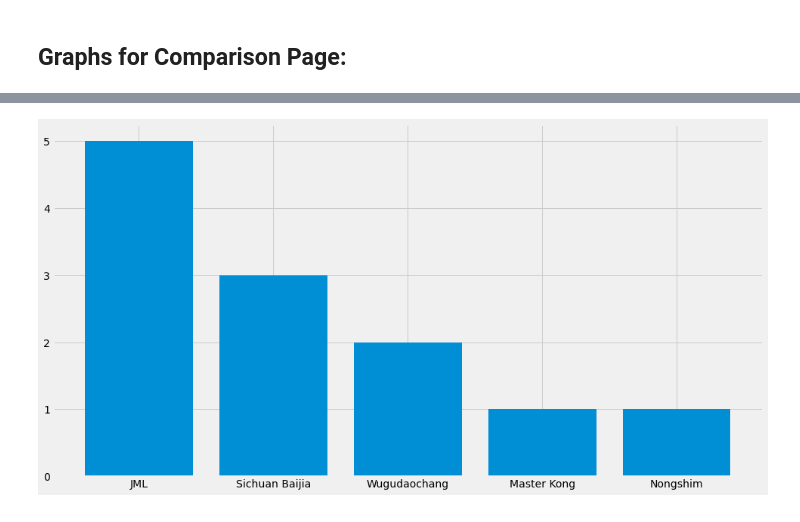
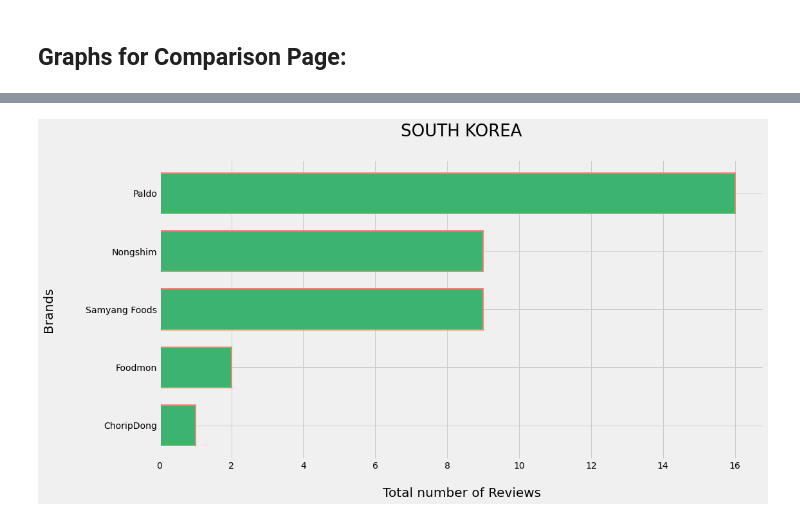
Before and after one commit to garrettg615/web-design-challenge, a Jupyter notebook: ramen_analysis.ipynb, the cells around one changed output, grey strips where cells are left out. Cells and saved outputs as stored; diff of their text form; code cells hidden in the pictures.

```diff
--- a/ramen_analysis.ipynb
+++ b/ramen_analysis.ipynb
@@ -293,8 +272,14 @@ plt.show()
-# %%
-## China Bar top 5 barnds
-
-plt.figure(figsize=(15,8))
-china_brand_bar = plt.bar(x=china_top_5.index,height=china_top_5['Variety'])
-plt.show()
-# %% [output]
-[figure, removed]
+# %%
+## South Korea Bar top 5 barnds
+
+plt.figure(figsize=(15,8))
+sk_brand_bar = plt.barh(y=sk_top_5.index,width=sk_top_5['Variety'],height=0.7,
+                       color='mediumseagreen',edgecolor='salmon',linewidth=2.0)
+plt.title('SOUTH KOREA\n',fontsize=26,color='black')
+plt.xlabel('\nTotal number of Reviews',fontsize=20,color='black')
+plt.ylabel('Brands\n\n',fontsize=20,color='black')
+plt.gca().invert_yaxis()
+#plt.savefig('visualizations/southkorea_top_brands.jpeg')
+plt.show()
+# %% [output]
+[figure, added]
```
Also changed, not shown: parts of 12 cells of this notebook, 9 other files.
